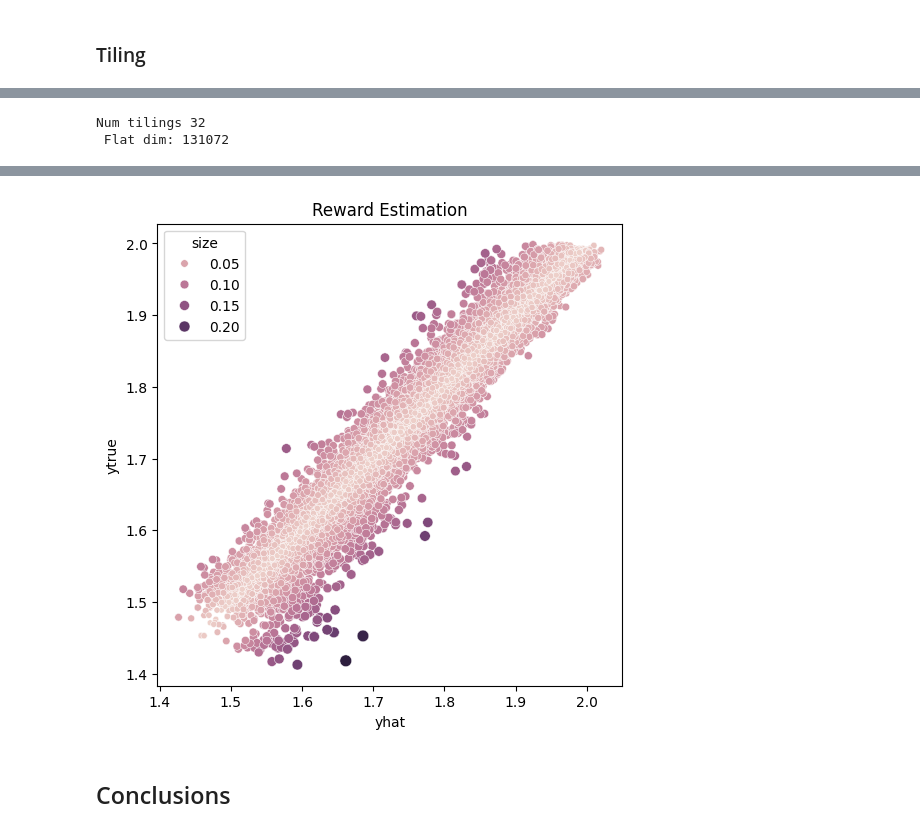
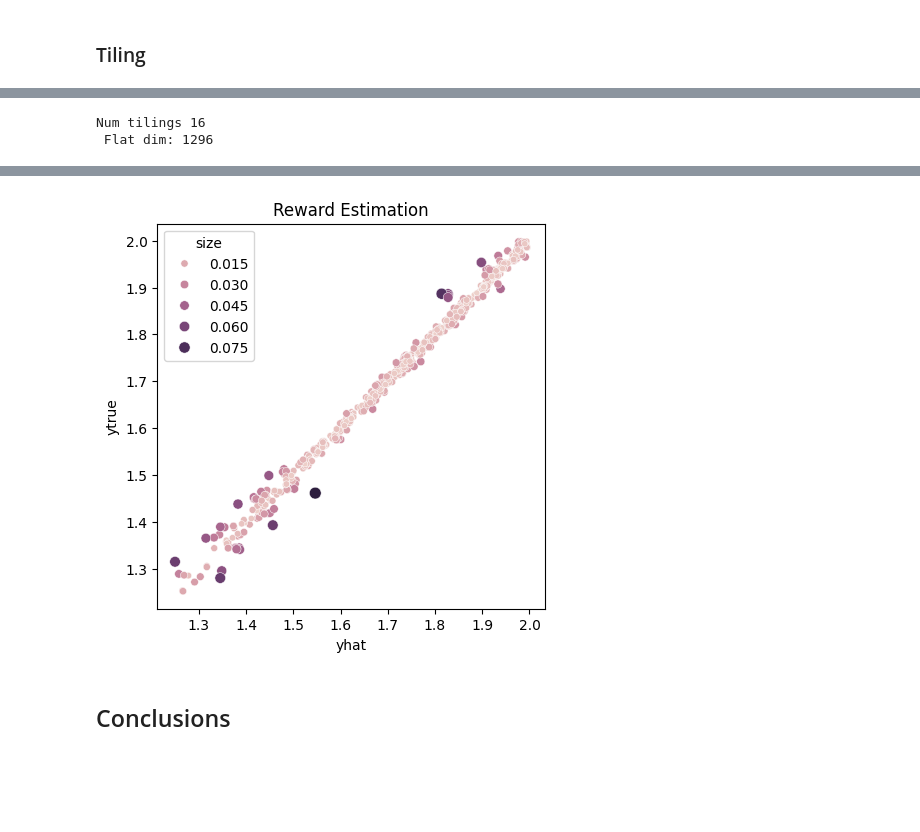
Before and after one commit to guidj/drmdp-fnapprox, a Jupyter notebook: notebooks/state_projection/x03-rewest-gem-envs-posenforce.ipynb, the cells around one changed output, grey strips where cells are left out. Saved outputs shown, nothing was run; the diff lists cells and outputs as text; code cells hidden in the pictures; blank space fills up the shorter version.

```diff
--- a/notebooks/state_projection/x03-rewest-gem-envs-posenforce.ipynb
+++ b/notebooks/state_projection/x03-rewest-gem-envs-posenforce.ipynb
@@ -412,5 +436,6 @@ class GEMObsPreproc(gym.ObservationWrapper):
         self._prev_ref_state = ref_state
         return wrapped_next_state
 # %%
-NUM_STEPS = 250_000
-SAMPLE_SIZE = 100_000
+NUM_STEPS = 25_000
+SAMPLE_SIZE = 10_000
+ENV_NAME = "Finite-CC-PermExDc-v0"
@@ -442,7 +463,7 @@ ge_env.step(ge_env.action_space.sample())
 ### Raw
 # %%
 %%time
-ge_env = GEMObsPreproc(gem.make("Finite-CC-PMSM-v0", reward_function=reward_fn))
+ge_env = GEMObsPreproc(gem.make(ENV_NAME, reward_function=PositiveEnforcementWeightedSumOfErrors()))
 
 ge_buffer, ge_sol = solve_rwe(
     ge_env,
@@ -469,7 +490,9 @@ for _ in range(10):
 print("Error -", "Mean:", np.mean(errors), "Max:", np.max(errors), "Min:", np.min(errors))
 rwe_scatterplot(
     v_pred=np.array(vpred),
-    v_true=np.array(vtrue)
+    v_true=np.array(vtrue),
+    name=f"{ENV_NAME}-raw",
+    sample_size=1000
 )
 df_raw = pd.DataFrame({"vpred": vpred, "vtrue": vtrue, "method": "raw"})
 # %% [output]
@@ -496,7 +519,7 @@ class GEMScaleObsWrapper(gym.ObservationWrapper):
 # %%
 %%time
 ge_env = GEMScaleObsWrapper(
-    GEMObsPreproc(gem.make("Finite-CC-PMSM-v0", reward_function=reward_fn))
+    GEMObsPreproc(gem.make(ENV_NAME, reward_function=PositiveEnforcementWeightedSumOfErrors()))
 )
 
 ge_buffer, ge_sol = solve_rwe(
@@ -524,7 +547,9 @@ for _ in range(10):
 print("Error -", "Mean:", np.mean(errors), "Max:", np.max(errors), "Min:", np.min(errors))
 rwe_scatterplot(
     v_pred=np.array(vpred),
-    v_true=np.array(vtrue)
+    v_true=np.array(vtrue),
+    name=f"{ENV_NAME}-scale",
+    sample_size=1000
 )
 df_scaled = pd.DataFrame({"vpred": vpred, "vtrue": vtrue, "method": "scaled"})
 # %% [output]
@@ -574,7 +599,7 @@ param_grid = {
 }
 
 ge_env = GEMGaussianMixObsWrapper(
-    GEMObsPreproc(gem.make("Finite-CC-PMSM-v0", reward_function=reward_fn)),
+    GEMObsPreproc(gem.make(ENV_NAME, reward_function=PositiveEnforcementWeightedSumOfErrors())),
     param_grid=param_grid,
     steps=100_000,
 )
@@ -604,7 +629,9 @@ for _ in range(10):
 print("Error -", "Mean:", np.mean(errors), "Max:", np.max(errors), "Min:", np.min(errors))
 rwe_scatterplot(
     v_pred=np.array(vpred),
-    v_true=np.array(vtrue)
+    v_true=np.array(vtrue),
+    name=f"{ENV_NAME}-gm",
+    sample_size=1000
 )
 df_gm = pd.DataFrame({"vpred": vpred, "vtrue": vtrue, "method": "gm"})
 # %% [output]
@@ -740,9 +785,8 @@ Wall time: 4min 47s
 # %%
 %%time
 ge_env = GEMTileObsWrapper(
-    GEMObsPreproc(gem.make("Finite-CC-PMSM-v0", reward_function=reward_fn)),
-    tiling_dim=4,
-    hash_dim=512
+    GEMObsPreproc(gem.make(ENV_NAME, reward_function=PositiveEnforcementWeightedSumOfErrors())),
+    tiling_dim=3,
 )
 
 
@@ -771,9 +815,11 @@ for _ in range(10):
 print("Error -", "Mean:", np.mean(errors), "Max:", np.max(errors), "Min:", np.min(errors))
 rwe_scatterplot(
     v_pred=np.array(vpred),
-    v_true=np.array(vtrue)
+    v_true=np.array(vtrue),
+    name=f"{ENV_NAME}-tiles-d3",
+    sample_size=1000
 )
-df_tiles_8d = pd.DataFrame({"vpred": vpred, "vtrue": vtrue, "method": "tiles[D8]"})
+df_tiles_3d = pd.DataFrame({"vpred": vpred, "vtrue": vtrue, "method": "tiles[D3]"})
 # %% [output]
-Num tilings 32
- Flat dim: 131072
+Num tilings 16
+ Flat dim: 1296
@@ -783,4 +829,4 @@ Wall time: 18min 47s
-[figure, old version]
+[figure, new version]
 # %% [markdown]
 ## Conclusions
 # %% [markdown]
```
Also changed, not shown: parts of 25 cells of this notebook, 4 other files.
